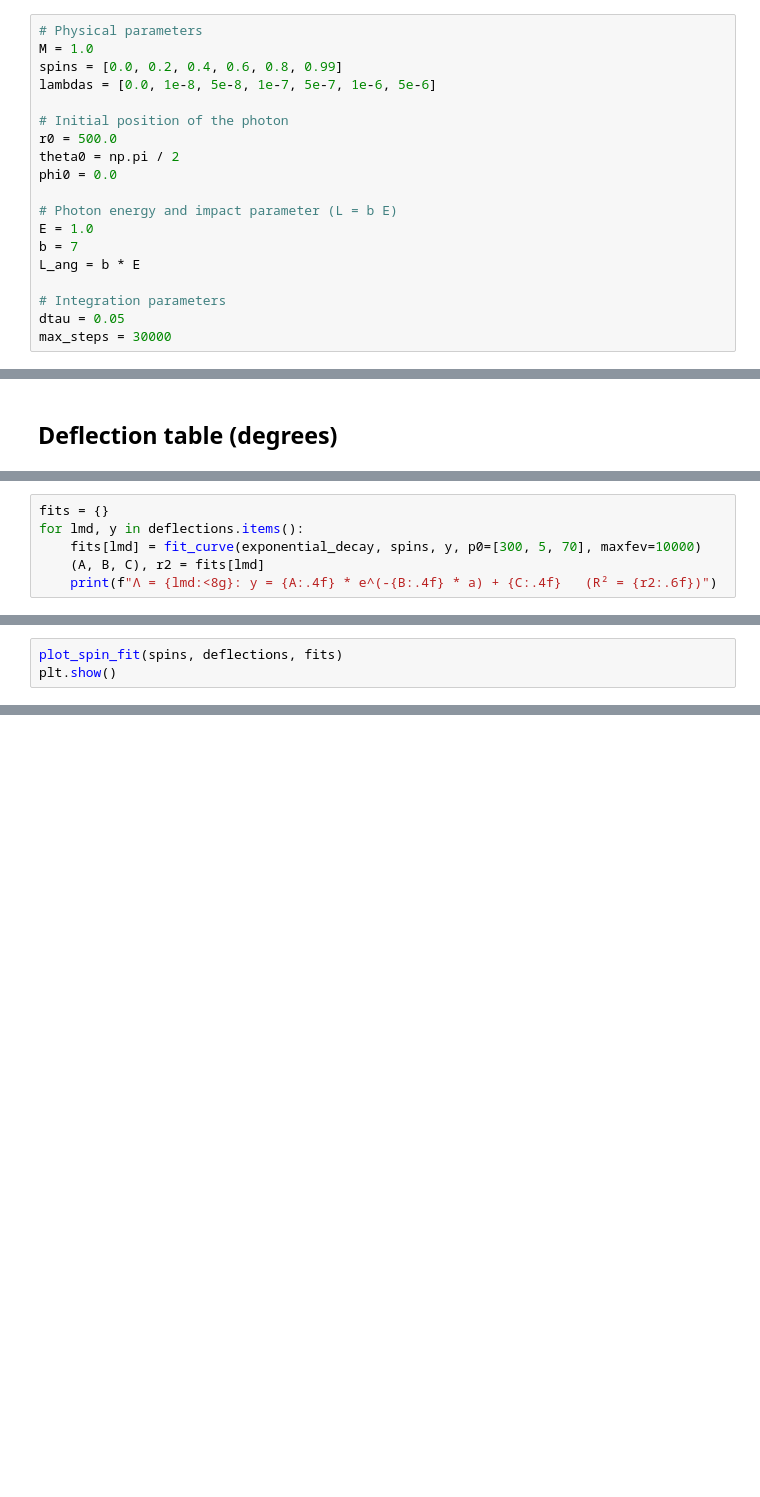
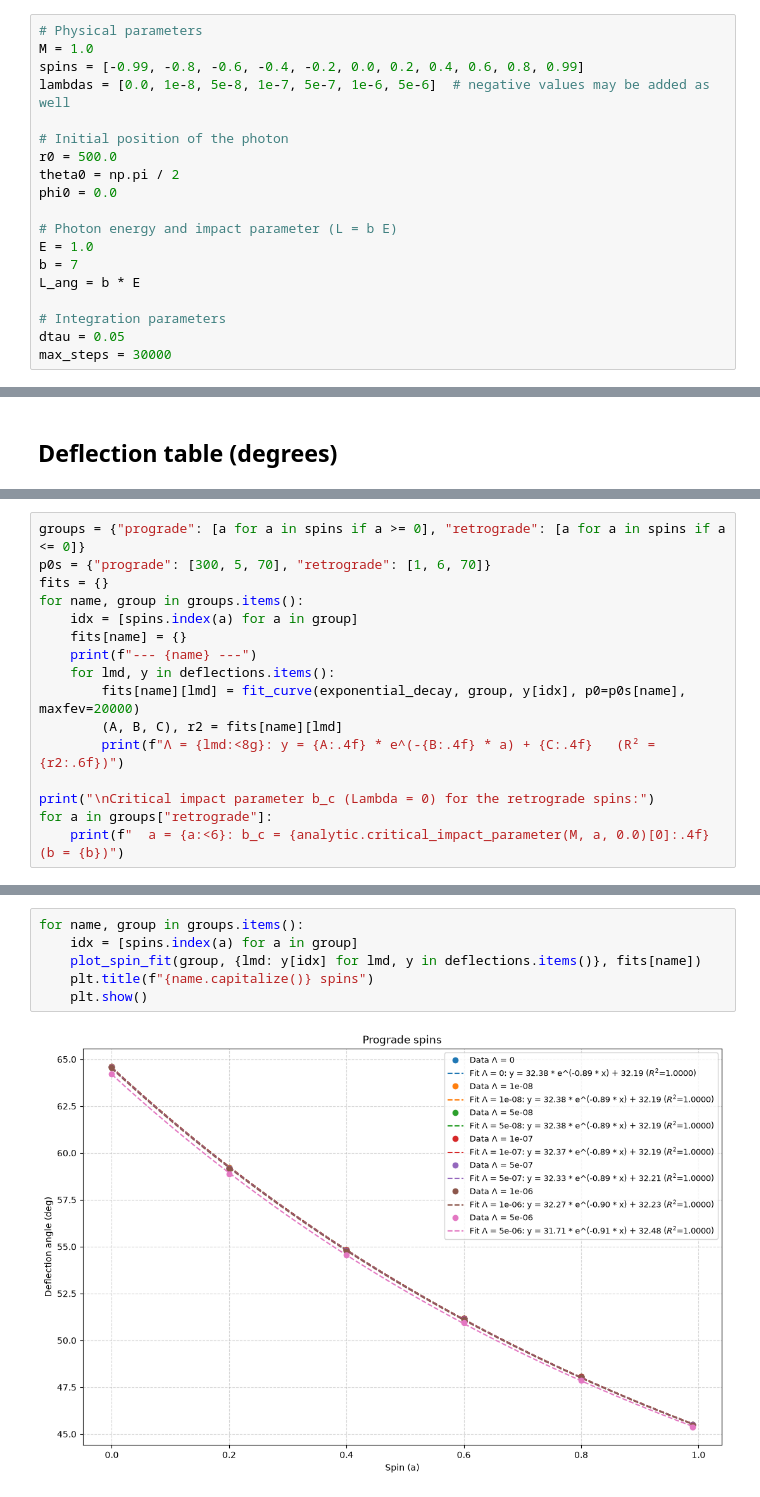
Before and after one commit to NugiePhysics/Research-thesis-s1, a Jupyter notebook: notebooks/Spin_Deflection.ipynb, the cells around one changed output, grey strips where cells are left out. Cells and saved outputs as stored; diff of their text form; blank space fills up the shorter version.

```diff
--- a/notebooks/Spin_Deflection.ipynb
+++ b/notebooks/Spin_Deflection.ipynb
@@ -15,8 +15,8 @@ from kerr_ds import run_spin_sweep, fit_curve, exponential_decay, plot_spin_fit
 # %%
 # Physical parameters
 M = 1.0
-spins = [0.0, 0.2, 0.4, 0.6, 0.8, 0.99]
-lambdas = [0.0, 1e-8, 5e-8, 1e-7, 5e-7, 1e-6, 5e-6]
+spins = [-0.99, -0.8, -0.6, -0.4, -0.2, 0.0, 0.2, 0.4, 0.6, 0.8, 0.99]
+lambdas = [0.0, 1e-8, 5e-8, 1e-7, 5e-7, 1e-6, 5e-6]  # negative values may be added as well
 
 # Initial position of the photon
 r0 = 500.0
@@ -83,6 +92,0 @@ $R^2 = 1 - SS_\text{res}/SS_\text{tot}$.
-# %%
-fits = {}
-for lmd, y in deflections.items():
-    fits[lmd] = fit_curve(exponential_decay, spins, y, p0=[300, 5, 70], maxfev=10000)
-    (A, B, C), r2 = fits[lmd]
-    print(f"Λ = {lmd:<8g}: y = {A:.4f} * e^(-{B:.4f} * a) + {C:.4f}   (R² = {r2:.6f})")
@@ -97,3 +92,0 @@ for lmd, y in deflections.items():
-# %%
-plot_spin_fit(spins, deflections, fits)
-plt.show()
@@ -101,0 +93,16 @@ plt.show()
+# %%
+groups = {"prograde": [a for a in spins if a >= 0], "retrograde": [a for a in spins if a <= 0]}
+p0s = {"prograde": [300, 5, 70], "retrograde": [1, 6, 70]}
+fits = {}
+for name, group in groups.items():
+    idx = [spins.index(a) for a in group]
+    fits[name] = {}
+    print(f"--- {name} ---")
+    for lmd, y in deflections.items():
+        fits[name][lmd] = fit_curve(exponential_decay, group, y[idx], p0=p0s[name], maxfev=20000)
+        (A, B, C), r2 = fits[name][lmd]
+        print(f"Λ = {lmd:<8g}: y = {A:.4f} * e^(-{B:.4f} * a) + {C:.4f}   (R² = {r2:.6f})")
+
+print("\nCritical impact parameter b_c (Lambda = 0) for the retrograde spins:")
+for a in groups["retrograde"]:
+    print(f"  a = {a:<6}: b_c = {analytic.critical_impact_parameter(M, a, 0.0)[0]:.4f}   (b = {b})")
@@ -101,0 +127,8 @@ plt.show()
+# %%
+for name, group in groups.items():
+    idx = [spins.index(a) for a in group]
+    plot_spin_fit(group, {lmd: y[idx] for lmd, y in deflections.items()}, fits[name])
+    plt.title(f"{name.capitalize()} spins")
+    plt.show()
+# %% [output]
+[figure, added]
```
Also changed, not shown: parts of 10 cells of this notebook, 2 other files.
